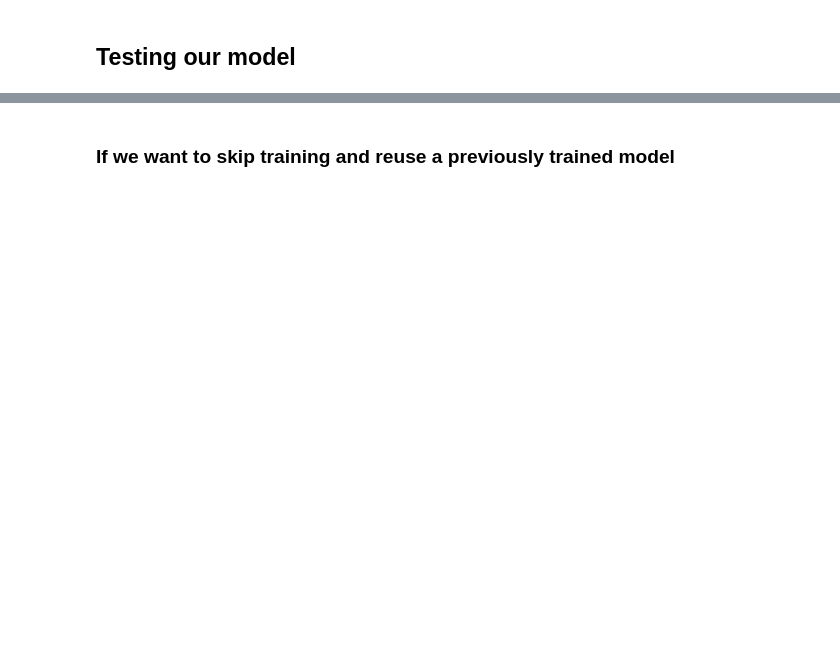
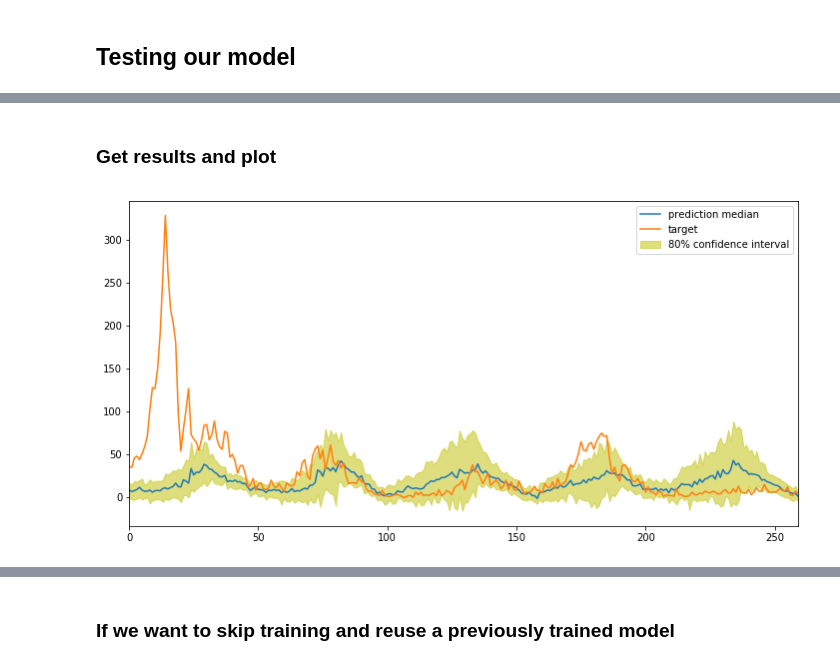
Before and after one commit to bmaingret/dengAI, a Jupyter notebook: 1-deepAR.ipynb, the cells around one changed output, grey strips where cells are left out. Cells and saved outputs as stored; diff of their text form; code cells hidden in the pictures; blank space fills up the shorter version.

```diff
--- a/1-deepAR.ipynb
+++ b/1-deepAR.ipynb
@@ -181,0 +229,2 @@ Billable seconds: 810
+# %% [markdown]
+### Get results and plot
@@ -181,0 +259,42 @@ Billable seconds: 810
+# %%
+import matplotlib.pyplot as plt
+import json
+
+# display the prediction median against the actual data
+def display_quantiles(prediction, target=None, other_predictions_path=None):
+    plt.figure(figsize=(12,6))
+
+    # get the quantile values at 10, 50 and 90%
+    p10 = prediction['0.1']
+    p50 = prediction['0.5']
+    p90 = prediction['0.9']
+
+    if len(p50)==PREDICTION_LENGTH['sj']:
+        city='sj'
+    else:
+        city='iq'
+
+    # fill the 80% confidence interval
+    plt.fill_between(p10.index, p10, p90, color='y', alpha=0.5, label='80% confidence interval')
+
+    # plot the median prediction line
+    p50.plot(label='prediction median')
+
+    # plot target
+    if target:
+        plt.plot(target, label='target')
+
+    # plot previous submission
+    if other_predictions_path:
+        try:
+            prev = pd.read_csv(other_predictions_path)
+            pd.Series(prev[prev.city==city].total_cases.tolist()).plot(label='prv')
+        except FileNotFoundError as err:
+            print(err)
+
+    plt.legend()
+    plt.show()
+# %%
+display_quantiles(predictions_sj, target=target_sj)
+# %% [output]
+[figure, added]
```
Also changed, not shown: parts of 29 cells of this notebook, 5 other files.
